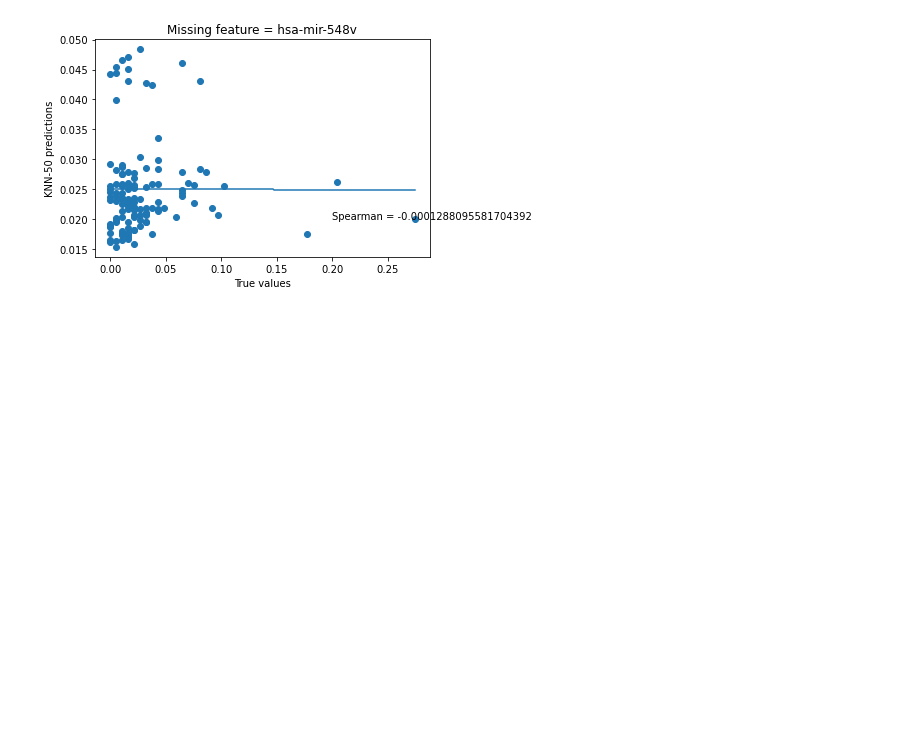
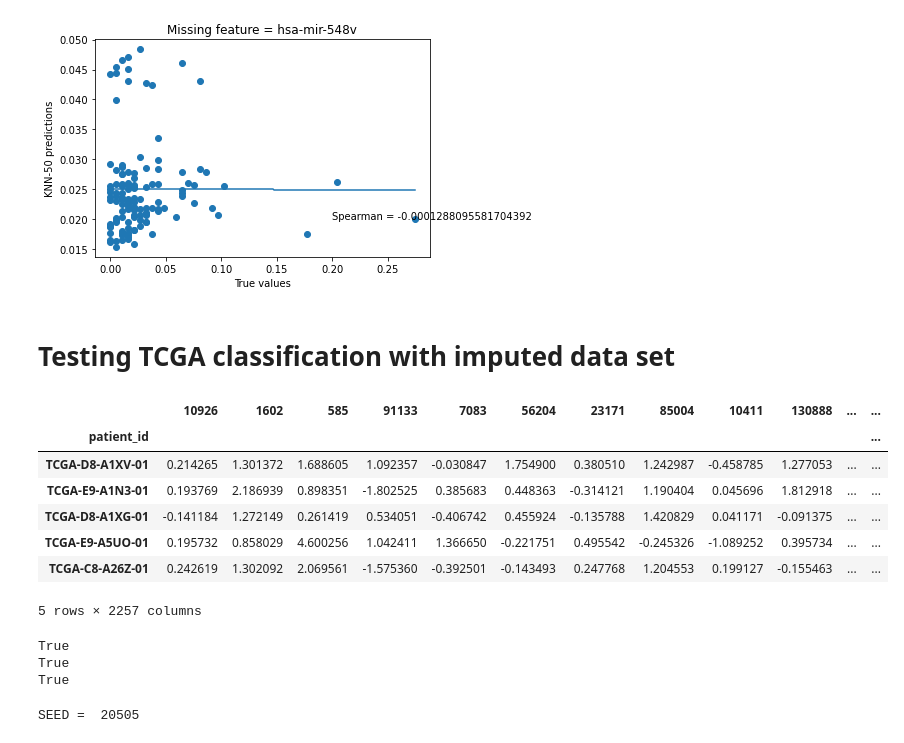
Before and after one commit to jeevannavar/DDP, a Jupyter notebook: Imputation/Omics_Imputation.ipynb, the cells around one changed output. Saved outputs shown, nothing was run; the diff lists cells and outputs as text; code cells hidden in the pictures; blank space fills up the shorter version.

```diff
--- a/Imputation/Omics_Imputation.ipynb
+++ b/Imputation/Omics_Imputation.ipynb
@@ -697,3 +697,5 @@ plt.plot(x_os, p(x_os))
 # %% [output]
 [<matplotlib.lines.Line2D at 0x...>]
 [figure]
+# %% [markdown]
+# Testing TCGA classification with imputed data set
@@ -699,0 +741,31 @@ plt.plot(x_os, p(x_os))
+# %%
+# Merging data together
+tcga_train = pd.merge(pd.merge(mrna_train, meth_train, left_index=True, right_index=True), mirna_train,  left_index=True, right_index=True)
+tcga_test = pd.merge(pd.merge(mrna_test, meth_test, left_index=True, right_index=True), mirna_test,  left_index=True, right_index=True)
+datatypes = ["mrna"]*mrna_train.shape[1] + ["meth"]*meth_train.shape[1] + ["mirna"]*mirna_train.shape[1]
+
+# Remove test set values
+mask = [x in ["meth", "mirna"] for x in datatypes]
+tcga_test.loc[:,mask] = np.nan
+
+# Vertically joining tcga and metabric data; missing features have NaN values
+merged_data = pd.concat([tcga_train, tcga_test], keys=["train", "test"])
+# %%
+# Imputing the missing features in metabric data set
+from sklearn.impute import KNNImputer
+
+imputer = KNNImputer(n_neighbors=50)
+imputer.fit(merged_data.loc["train"])
+
+tcga_test_imputed = imputer.transform(merged_data.loc["test"])
+tcga_test_imputed = pd.DataFrame(tcga_test_imputed, columns = merged_data.columns, index = merged_data.loc["test"].index)
+tcga_test_imputed.head()
+# %% [output]
+|  | 10926 | 1602 | 585 | 91133 | 7083 | 56204 | 23171 | 85004 | 10411 | 130888 | ... | ... |
+| patient_id |  |  |  |  |  |  |  |  |  |  |  | ... |
+| TCGA-D8-A1XV-01 | 0.214265 | 1.301372 | 1.688605 | 1.092357 | -0.030847 | 1.754900 | 0.380510 | 1.242987 | -0.458785 | 1.277053 | ... | ... |
+| TCGA-E9-A1N3-01 | 0.193769 | 2.186939 | 0.898351 | -1.802525 | 0.385683 | 0.448363 | -0.314121 | 1.190404 | 0.045696 | 1.812918 | ... | ... |
+| TCGA-D8-A1XG-01 | -0.141184 | 1.272149 | 0.261419 | 0.534051 | -0.406742 | 0.455924 | -0.135788 | 1.420829 | 0.041171 | -0.091375 | ... | ... |
+| TCGA-E9-A5UO-01 | 0.195732 | 0.858029 | 4.600256 | 1.042411 | 1.366650 | -0.221751 | 0.495542 | -0.245326 | -1.089252 | 0.395734 | ... | ... |
+| TCGA-C8-A26Z-01 | 0.242619 | 1.302092 | 2.069561 | -1.575360 | -0.392501 | -0.143493 | 0.247768 | 1.204553 | 0.199127 | -0.155463 | ... | ... |
+5 rows × 2257 columns
@@ -699,0 +807,8 @@ plt.plot(x_os, p(x_os))
+# %%
+print(all(mrna.index == meth.index))
+print(all(meth.index == mirna.index))
+print(all(mrna.index == meta.index))
+# %% [output]
+True
+True
+True
@@ -699,0 +832,15 @@ plt.plot(x_os, p(x_os))
+# %%
+import sys
+sys.path.append('../')
+from experimental import process, train
+
+data_list = [mrna, meth, mirna]
+labels = np.array(labels)
+indices = (tr_idx, te_idx)
+
+GCN_names = ["mRNA", "meth", "mirna"]
+COMBINER = False
+
+data = process(data_list, labels, indices, SEED=SEED)
+# %% [output]
+SEED =  20505
```
Also changed, not shown: parts of 7 cells of this notebook.
